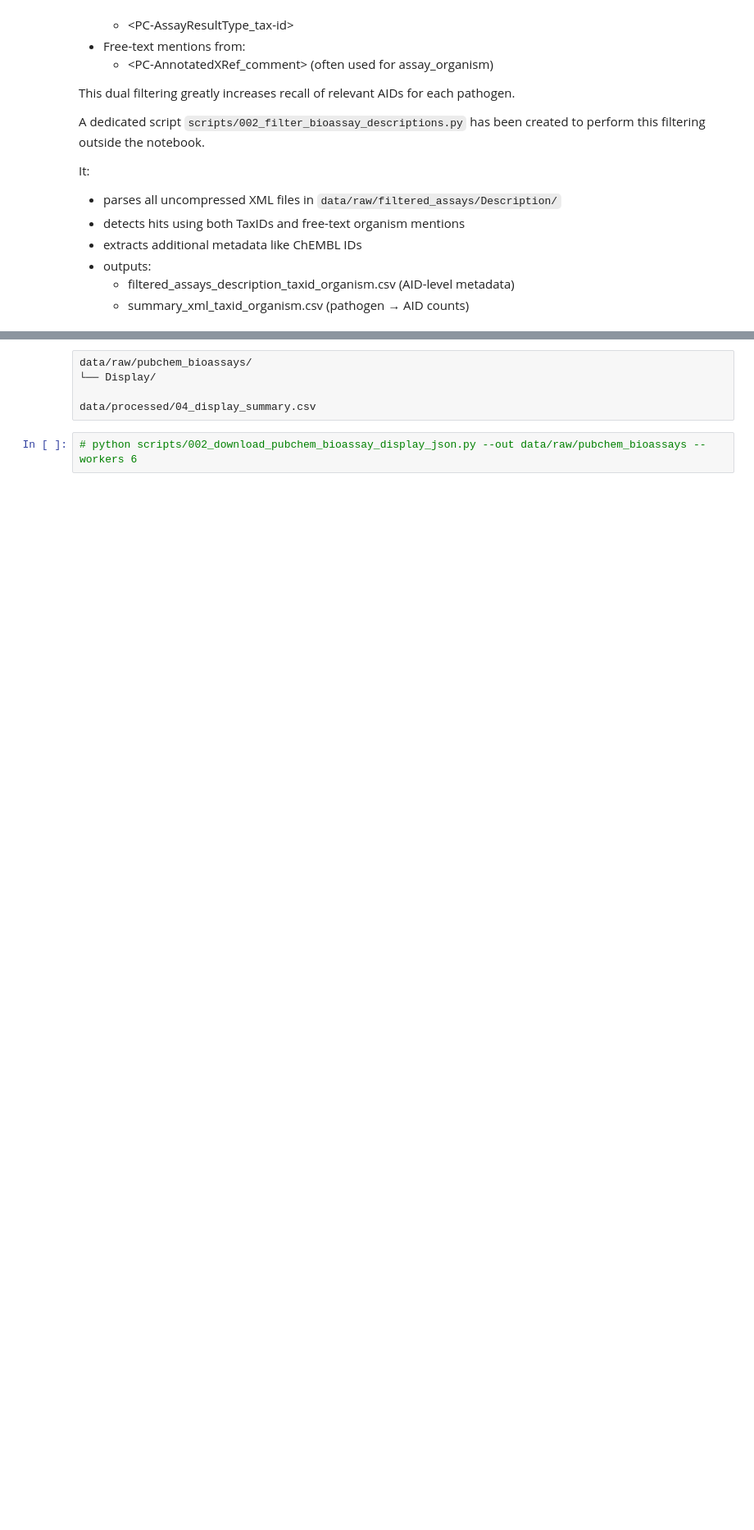
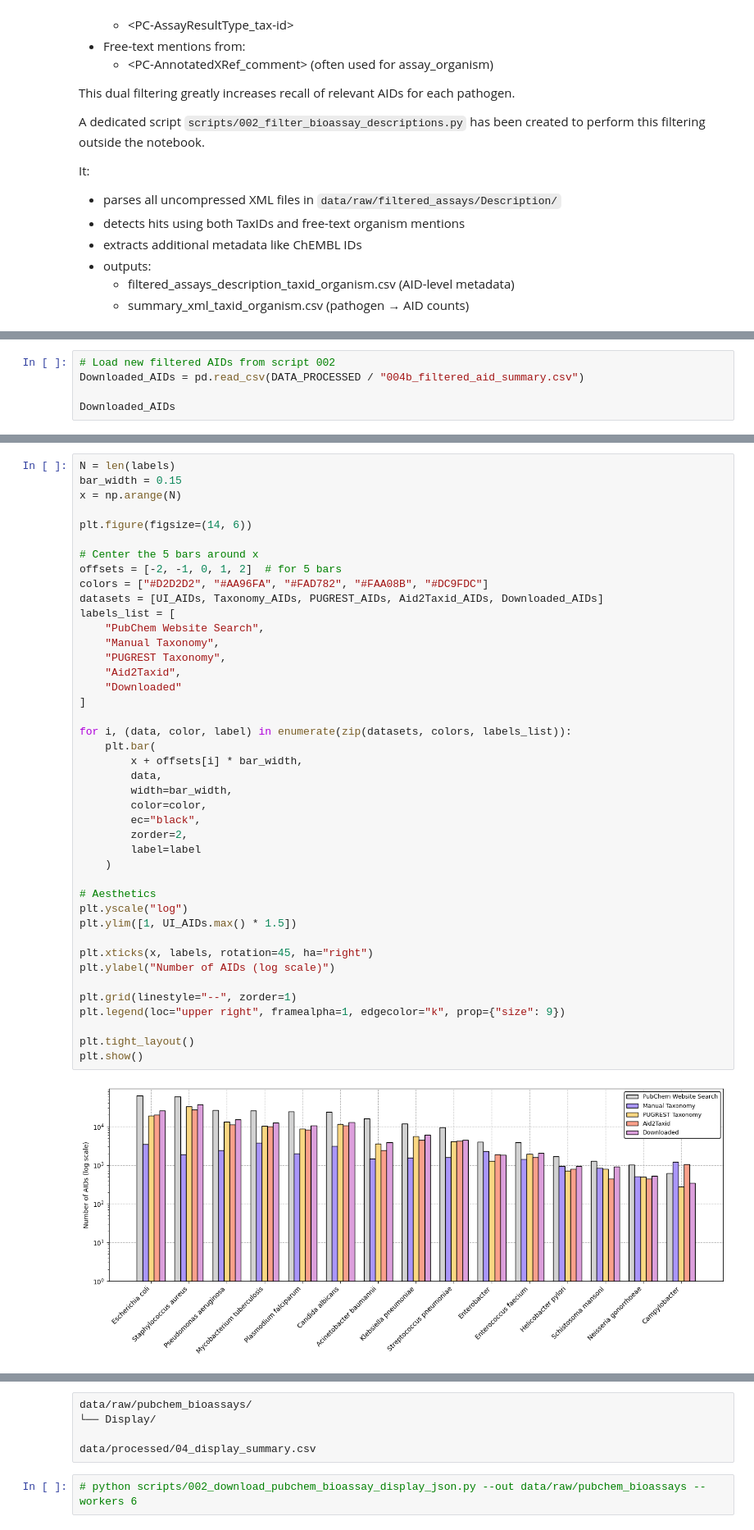
Before and after one commit to ersilia-os/pubchem-antimicrobial-tasks, a Jupyter notebook: notebooks/001_pathogens_of_interest_taxid.ipynb, the cells around one changed output, grey strips where cells are left out. Shown at 82% size. Saved outputs shown, nothing was run; the diff lists cells and outputs as text; blank space fills up the shorter version.

```diff
--- a/notebooks/001_pathogens_of_interest_taxid.ipynb
+++ b/notebooks/001_pathogens_of_interest_taxid.ipynb
@@ -980,0 +983,5 @@ It:
+# %%
+# Load new filtered AIDs from script 002
+Downloaded_AIDs = pd.read_csv(DATA_PROCESSED / "004b_filtered_aid_summary.csv")
+
+Downloaded_AIDs
@@ -981 +1034,45 @@ It:
+# %%
+N = len(labels)
+bar_width = 0.15
+x = np.arange(N)
+
+plt.figure(figsize=(14, 6))
+
+# Center the 5 bars around x
+offsets = [-2, -1, 0, 1, 2]  # for 5 bars
+colors = ["#D2D2D2", "#AA96FA", "#FAD782", "#FAA08B", "#DC9FDC"]
+datasets = [UI_AIDs, Taxonomy_AIDs, PUGREST_AIDs, Aid2Taxid_AIDs, Downloaded_AIDs]
+labels_list = [
+    "PubChem Website Search",
+    "Manual Taxonomy",
+    "PUGREST Taxonomy",
+    "Aid2Taxid",
+    "Downloaded"
+]
+
+for i, (data, color, label) in enumerate(zip(datasets, colors, labels_list)):
+    plt.bar(
+        x + offsets[i] * bar_width,
+        data,
+        width=bar_width,
+        color=color,
+        ec="black",
+        zorder=2,
+        label=label
+    )
+
+# Aesthetics
+plt.yscale("log")
+plt.ylim([1, UI_AIDs.max() * 1.5])
+
+plt.xticks(x, labels, rotation=45, ha="right")
+plt.ylabel("Number of AIDs (log scale)")
+
+plt.grid(linestyle="--", zorder=1)
+plt.legend(loc="upper right", framealpha=1, edgecolor="k", prop={"size": 9})
+
+plt.tight_layout()
+plt.show()
+# %% [output]
+[figure, added]
 # %% [markdown]
```
Also changed, not shown: parts of 12 cells of this notebook, 1 other file.
